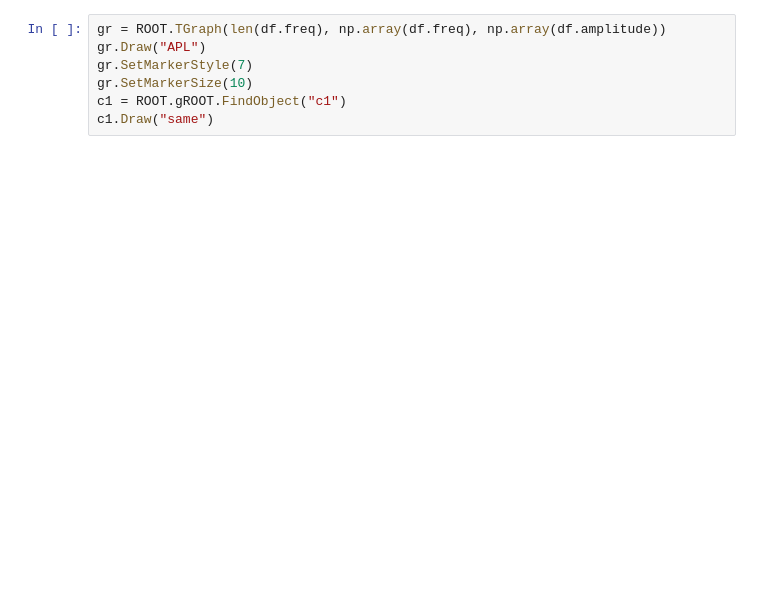
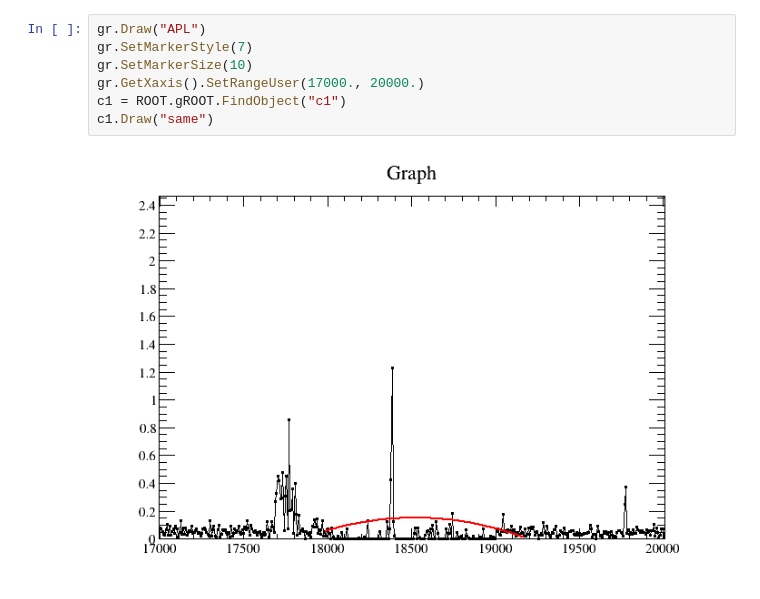
Before and after one commit to GakutaroNishimura/FIDNMR, a Jupyter notebook: FitFFT.ipynb, the cells around one changed output. Saved outputs shown, nothing was run; the diff lists cells and outputs as text; blank space fills up the shorter version.

```diff
--- a/FitFFT.ipynb
+++ b/FitFFT.ipynb
@@ -43,7 +77,9 @@ for i in range(len(df.freq)):
 # %%
-gr = ROOT.TGraph(len(df.freq), np.array(df.freq), np.array(df.amplitude))
 gr.Draw("APL")
 gr.SetMarkerStyle(7)
 gr.SetMarkerSize(10)
+gr.GetXaxis().SetRangeUser(17000., 20000.)
 c1 = ROOT.gROOT.FindObject("c1")
 c1.Draw("same")
+# %% [output]
+[figure, added]
```
Also changed, not shown: parts of 13 cells of this notebook, 45 other files.
